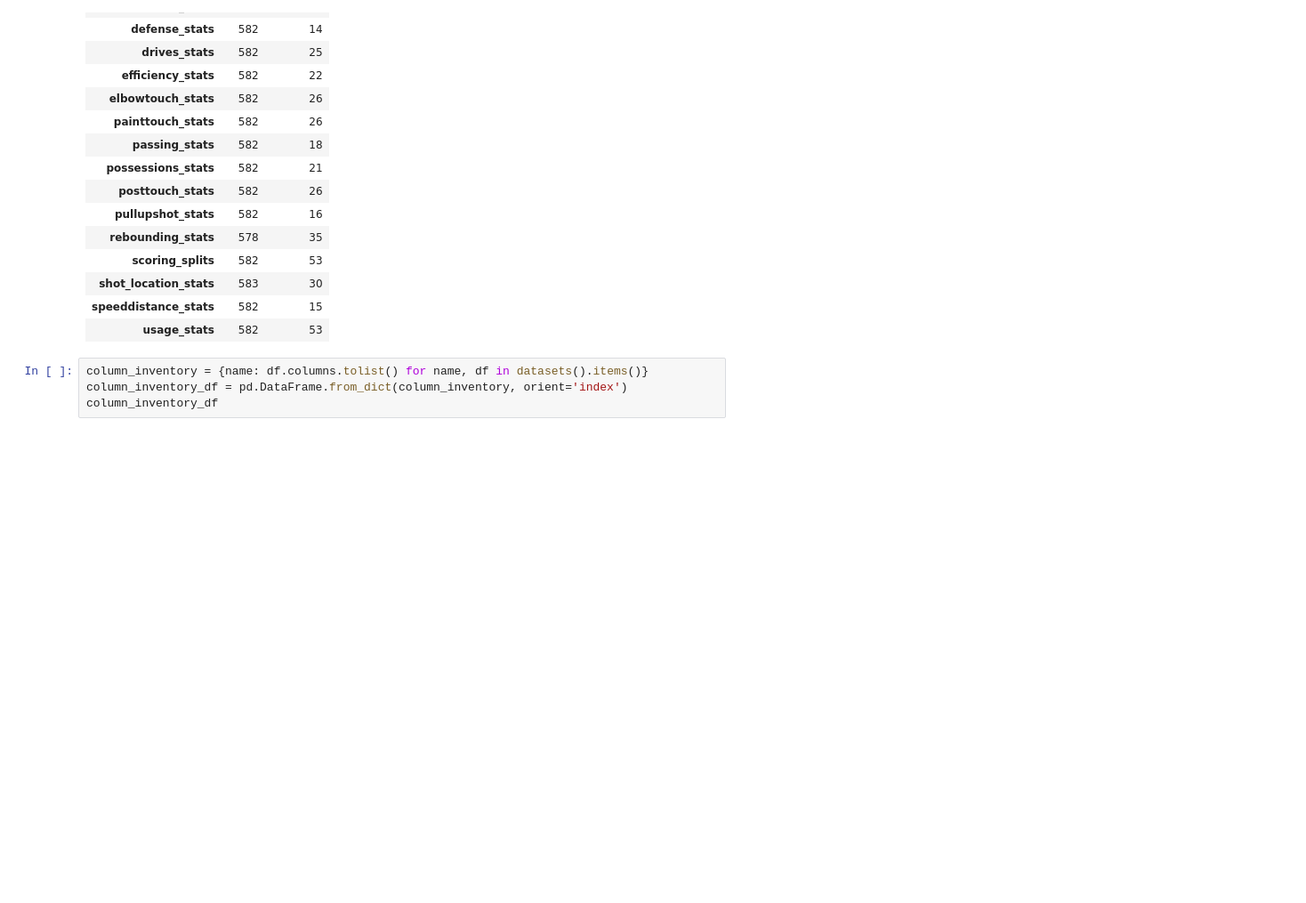
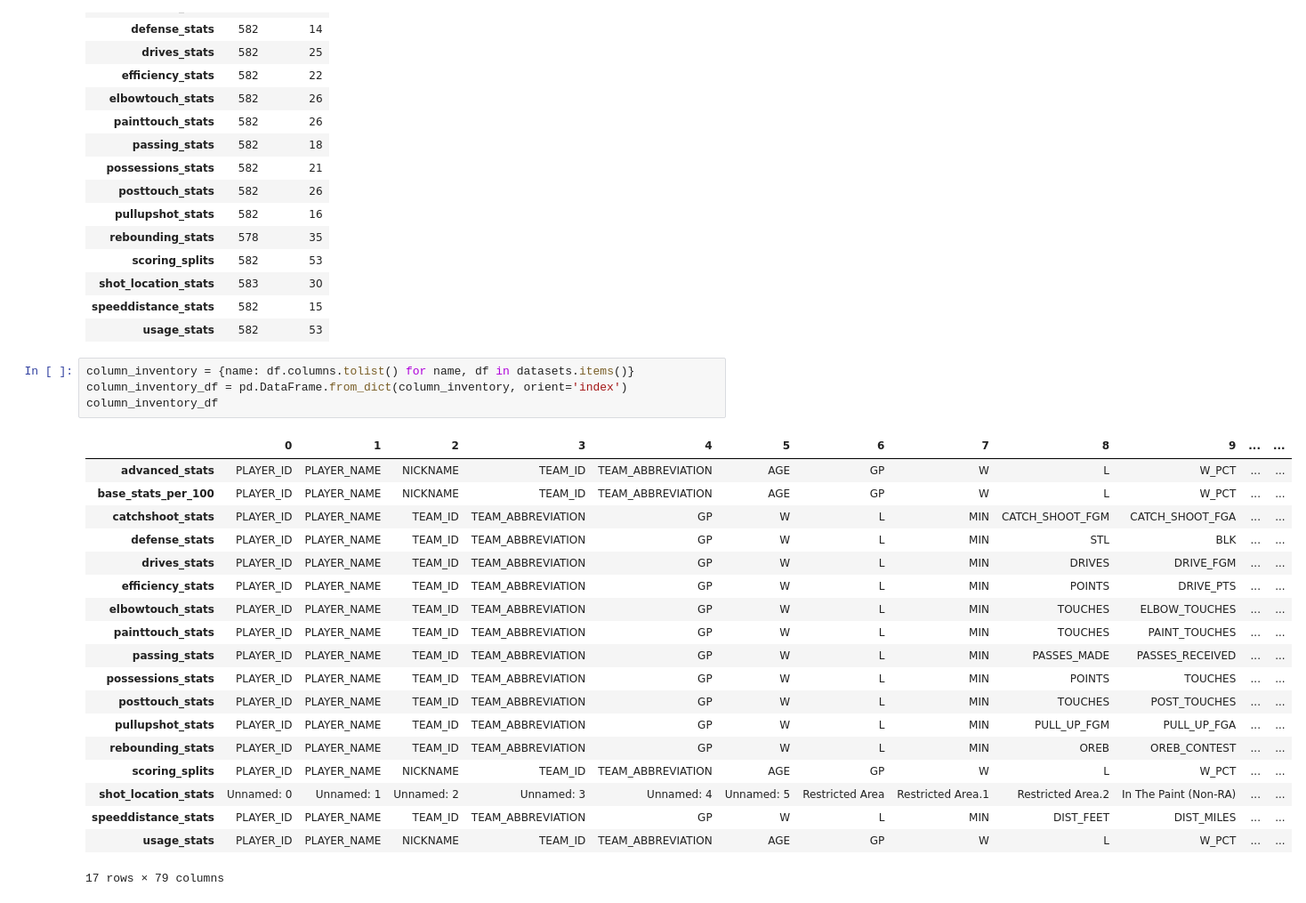
Before and after one commit to alex-abrego/nba-player-archetype-clustering, a Jupyter notebook: notebooks/01_data_collection.ipynb, the cells around one changed output. Shown at 89% size. Cells and saved outputs as stored; diff of their text form; blank space fills up the shorter version.

Commit message:
Created column inventory and collection summary

```diff
--- a/notebooks/01_data_collection.ipynb
+++ b/notebooks/01_data_collection.ipynb
@@ -260,6 +260,26 @@ dataset_inventory_df
 | speeddistance_stats | 582 | 15 |
 | usage_stats | 582 | 53 |
 # %%
-column_inventory = {name: df.columns.tolist() for name, df in datasets().items()}
+column_inventory = {name: df.columns.tolist() for name, df in datasets.items()}
 column_inventory_df = pd.DataFrame.from_dict(column_inventory, orient='index')
 column_inventory_df
+# %% [output]
+|  | 0 | 1 | 2 | 3 | 4 | 5 | 6 | 7 | 8 | 9 | ... | ... |
+| advanced_stats | PLAYER_ID | PLAYER_NAME | NICKNAME | TEAM_ID | TEAM_ABBREVIATION | AGE | GP | W | L | W_PCT | ... | ... |
+| base_stats_per_100 | PLAYER_ID | PLAYER_NAME | NICKNAME | TEAM_ID | TEAM_ABBREVIATION | AGE | GP | W | L | W_PCT | ... | ... |
+| catchshoot_stats | PLAYER_ID | PLAYER_NAME | TEAM_ID | TEAM_ABBREVIATION | GP | W | L | MIN | CATCH_SHOOT_FGM | CATCH_SHOOT_FGA | ... | ... |
+| defense_stats | PLAYER_ID | PLAYER_NAME | TEAM_ID | TEAM_ABBREVIATION | GP | W | L | MIN | STL | BLK | ... | ... |
+| drives_stats | PLAYER_ID | PLAYER_NAME | TEAM_ID | TEAM_ABBREVIATION | GP | W | L | MIN | DRIVES | DRIVE_FGM | ... | ... |
+| efficiency_stats | PLAYER_ID | PLAYER_NAME | TEAM_ID | TEAM_ABBREVIATION | GP | W | L | MIN | POINTS | DRIVE_PTS | ... | ... |
+| elbowtouch_stats | PLAYER_ID | PLAYER_NAME | TEAM_ID | TEAM_ABBREVIATION | GP | W | L | MIN | TOUCHES | ELBOW_TOUCHES | ... | ... |
+| painttouch_stats | PLAYER_ID | PLAYER_NAME | TEAM_ID | TEAM_ABBREVIATION | GP | W | L | MIN | TOUCHES | PAINT_TOUCHES | ... | ... |
+| passing_stats | PLAYER_ID | PLAYER_NAME | TEAM_ID | TEAM_ABBREVIATION | GP | W | L | MIN | PASSES_MADE | PASSES_RECEIVED | ... | ... |
+| possessions_stats | PLAYER_ID | PLAYER_NAME | TEAM_ID | TEAM_ABBREVIATION | GP | W | L | MIN | POINTS | TOUCHES | ... | ... |
+| posttouch_stats | PLAYER_ID | PLAYER_NAME | TEAM_ID | TEAM_ABBREVIATION | GP | W | L | MIN | TOUCHES | POST_TOUCHES | ... | ... |
+| pullupshot_stats | PLAYER_ID | PLAYER_NAME | TEAM_ID | TEAM_ABBREVIATION | GP | W | L | MIN | PULL_UP_FGM | PULL_UP_FGA | ... | ... |
+| rebounding_stats | PLAYER_ID | PLAYER_NAME | TEAM_ID | TEAM_ABBREVIATION | GP | W | L | MIN | OREB | OREB_CONTEST | ... | ... |
+| scoring_splits | PLAYER_ID | PLAYER_NAME | NICKNAME | TEAM_ID | TEAM_ABBREVIATION | AGE | GP | W | L | W_PCT | ... | ... |
+| shot_location_stats | Unnamed: 0 | Unnamed: 1 | Unnamed: 2 | Unnamed: 3 | Unnamed: 4 | Unnamed: 5 | Restricted Area | Restricted Area.1 | Restricted Area.2 | In The Paint (Non-RA) | ... | ... |
+| speeddistance_stats | PLAYER_ID | PLAYER_NAME | TEAM_ID | TEAM_ABBREVIATION | GP | W | L | MIN | DIST_FEET | DIST_MILES | ... | ... |
+| usage_stats | PLAYER_ID | PLAYER_NAME | NICKNAME | TEAM_ID | TEAM_ABBREVIATION | AGE | GP | W | L | W_PCT | ... | ... |
+17 rows × 79 columns
```
Also changed, not shown: parts of 4 cells of this notebook.
